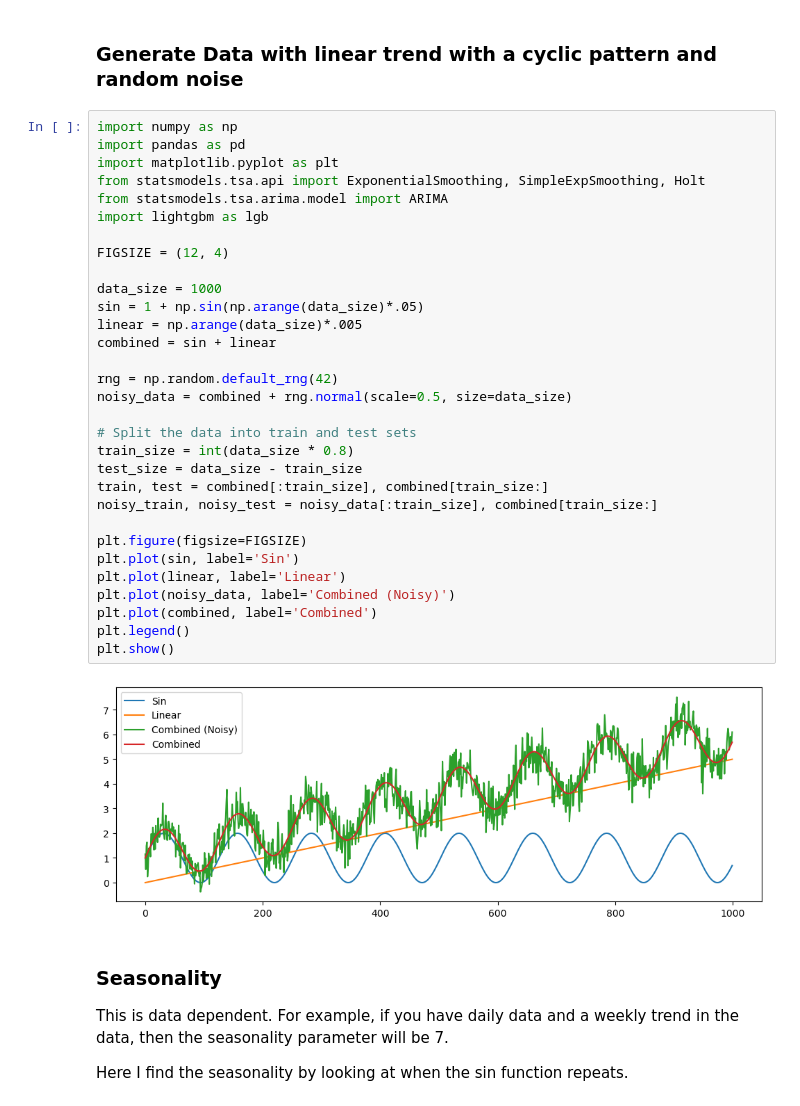
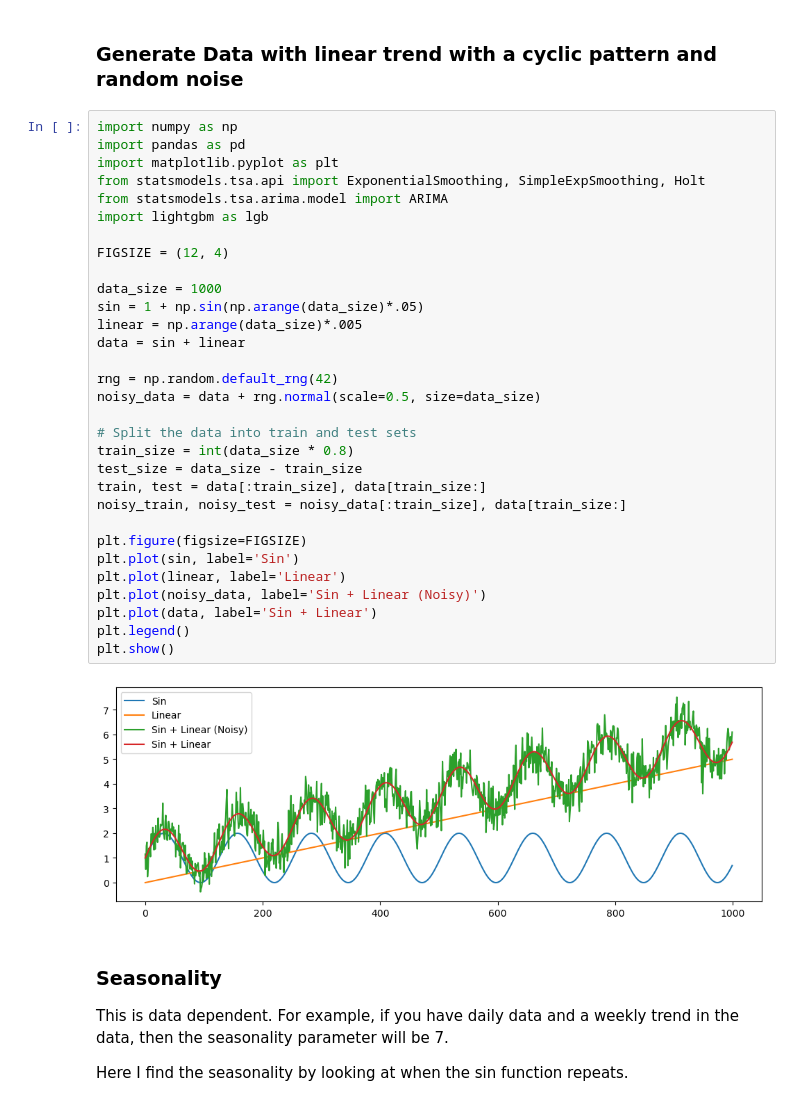
Before and after one commit to Jordanbarker/jordanbarker.github.io, a Jupyter notebook: Jupyter_Notebooks/TimeSeries.ipynb, the cells around one changed output. Drawn from its saved outputs; the diff is of its cells as text.

```diff
--- a/Jupyter_Notebooks/TimeSeries.ipynb
+++ b/Jupyter_Notebooks/TimeSeries.ipynb
@@ -17,36 +17,36 @@ References:
 # %%
 import numpy as np
 import pandas as pd
 import matplotlib.pyplot as plt
 from statsmodels.tsa.api import ExponentialSmoothing, SimpleExpSmoothing, Holt
 from statsmodels.tsa.arima.model import ARIMA
 import lightgbm as lgb
 
 FIGSIZE = (12, 4)
 
 data_size = 1000
 sin = 1 + np.sin(np.arange(data_size)*.05)
 linear = np.arange(data_size)*.005
-combined = sin + linear
+data = sin + linear
 
 rng = np.random.default_rng(42)
-noisy_data = combined + rng.normal(scale=0.5, size=data_size)
+noisy_data = data + rng.normal(scale=0.5, size=data_size)
 
 # Split the data into train and test sets
 train_size = int(data_size * 0.8)
 test_size = data_size - train_size
-train, test = combined[:train_size], combined[train_size:]
-noisy_train, noisy_test = noisy_data[:train_size], combined[train_size:]
+train, test = data[:train_size], data[train_size:]
+noisy_train, noisy_test = noisy_data[:train_size], data[train_size:]
 
 plt.figure(figsize=FIGSIZE)
 plt.plot(sin, label='Sin')
 plt.plot(linear, label='Linear')
-plt.plot(noisy_data, label='Combined (Noisy)')
-plt.plot(combined, label='Combined')
+plt.plot(noisy_data, label='Sin + Linear (Noisy)')
+plt.plot(data, label='Sin + Linear')
 plt.legend()
 plt.show()
 # %% [output]
-[figure, old version]
+[figure, new version]
 # %% [markdown]
 ### Seasonality
 This is data dependent. For example, if you have daily data and a weekly trend in the data, then the seasonality parameter will be 7.
```
Also changed, not shown: parts of 5 cells of this notebook.
